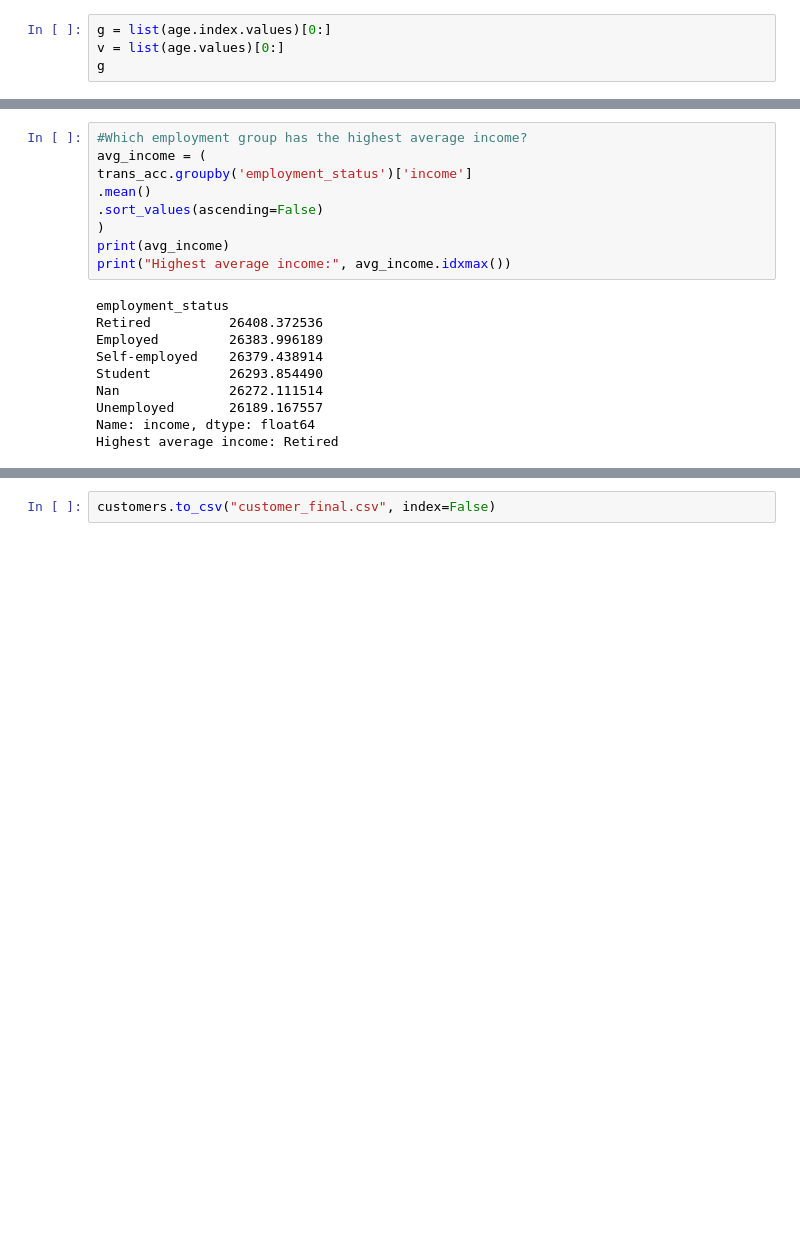
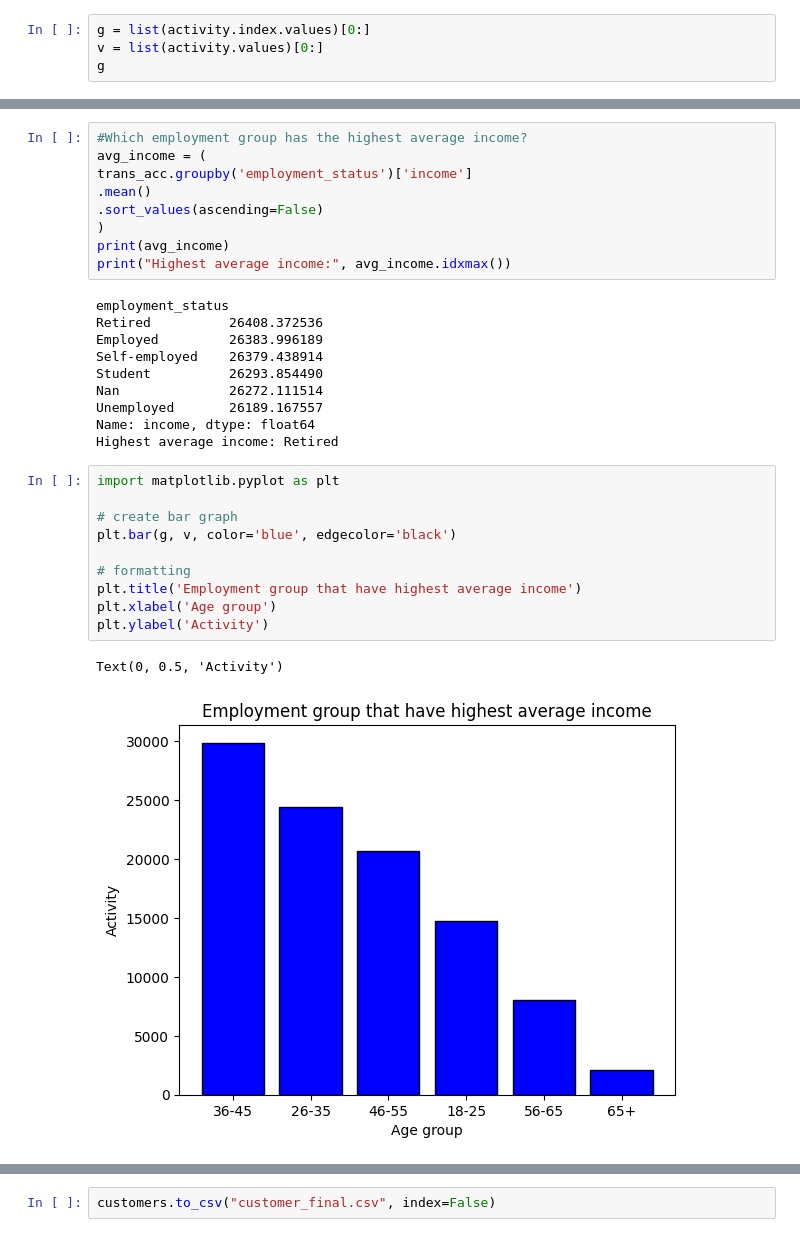
Before and after one commit to akonamajongile-a11y/bankguard, a Jupyter notebook: Siziphiwe_bankguard.ipynb, the cells around one changed output, grey strips where cells are left out. Cells and saved outputs as stored; diff of their text form; blank space fills up the shorter version.

```diff
--- a/Siziphiwe_bankguard.ipynb
+++ b/Siziphiwe_bankguard.ipynb
@@ -724,7 +724,7 @@ customers
 | 100089 | 85139 | Noah | Mokoena | 51 | Eastern Cape | Mthatha | Employed | 8714.87 | ... |
 100090 rows × 17 columns
 # %%
-g = list(age.index.values)[0:]
-v = list(age.values)[0:]
+g = list(activity.index.values)[0:]
+v = list(activity.values)[0:]
 g
 # %% [output]
@@ -748,4 +748,17 @@ Nan              26272.111514
 Unemployed       26189.167557
 Name: income, dtype: float64
 Highest average income: Retired
+# %%
+import matplotlib.pyplot as plt
+
+# create bar graph
+plt.bar(g, v, color='blue', edgecolor='black')
+
+# formatting
+plt.title('Employment group that have highest average income')
+plt.xlabel('Age group')
+plt.ylabel('Activity')
+# %% [output]
+Text(0, 0.5, 'Activity')
+[figure, added]
 # %%
```
Also changed, not shown: parts of 5 cells of this notebook.
